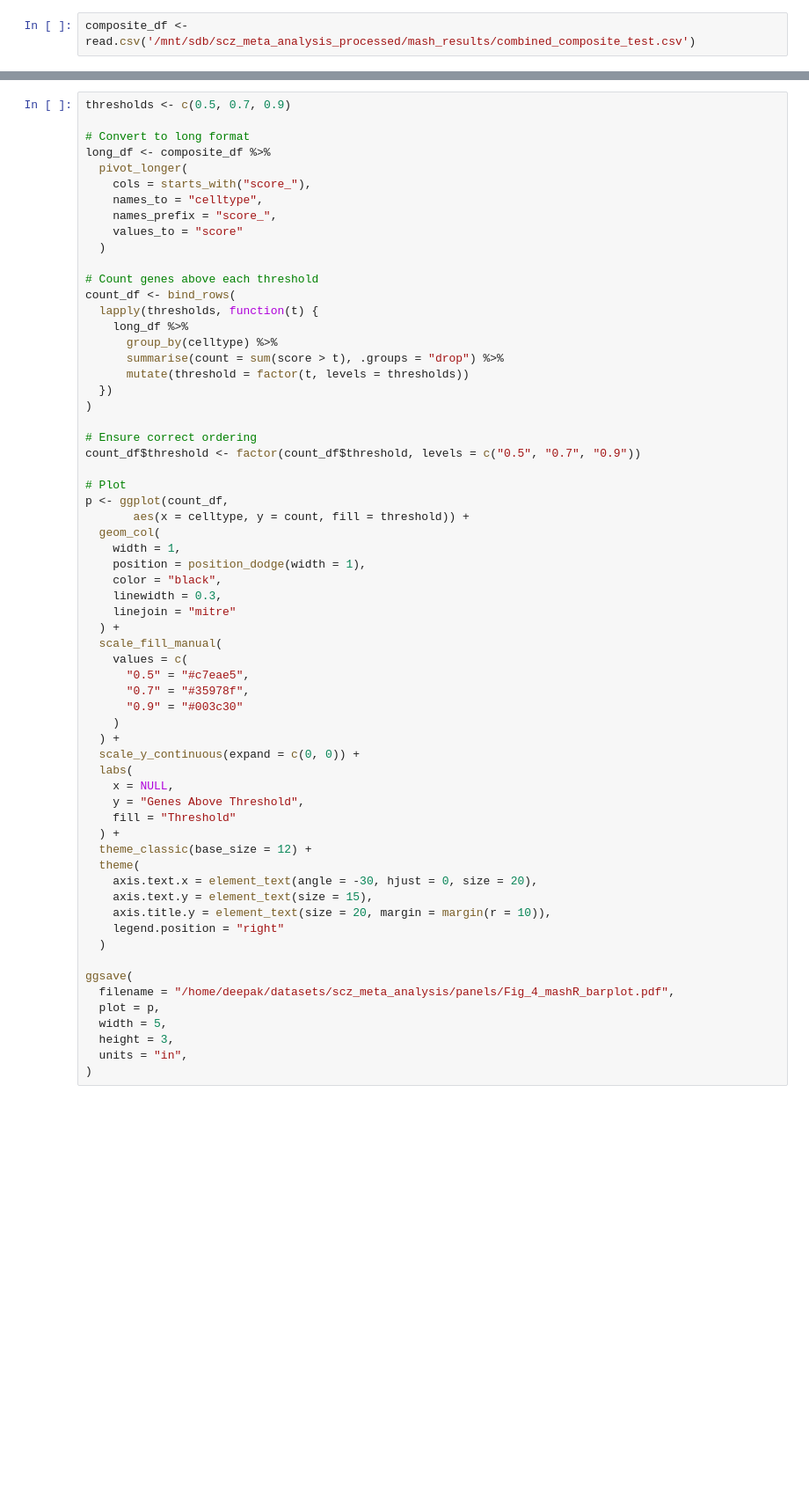
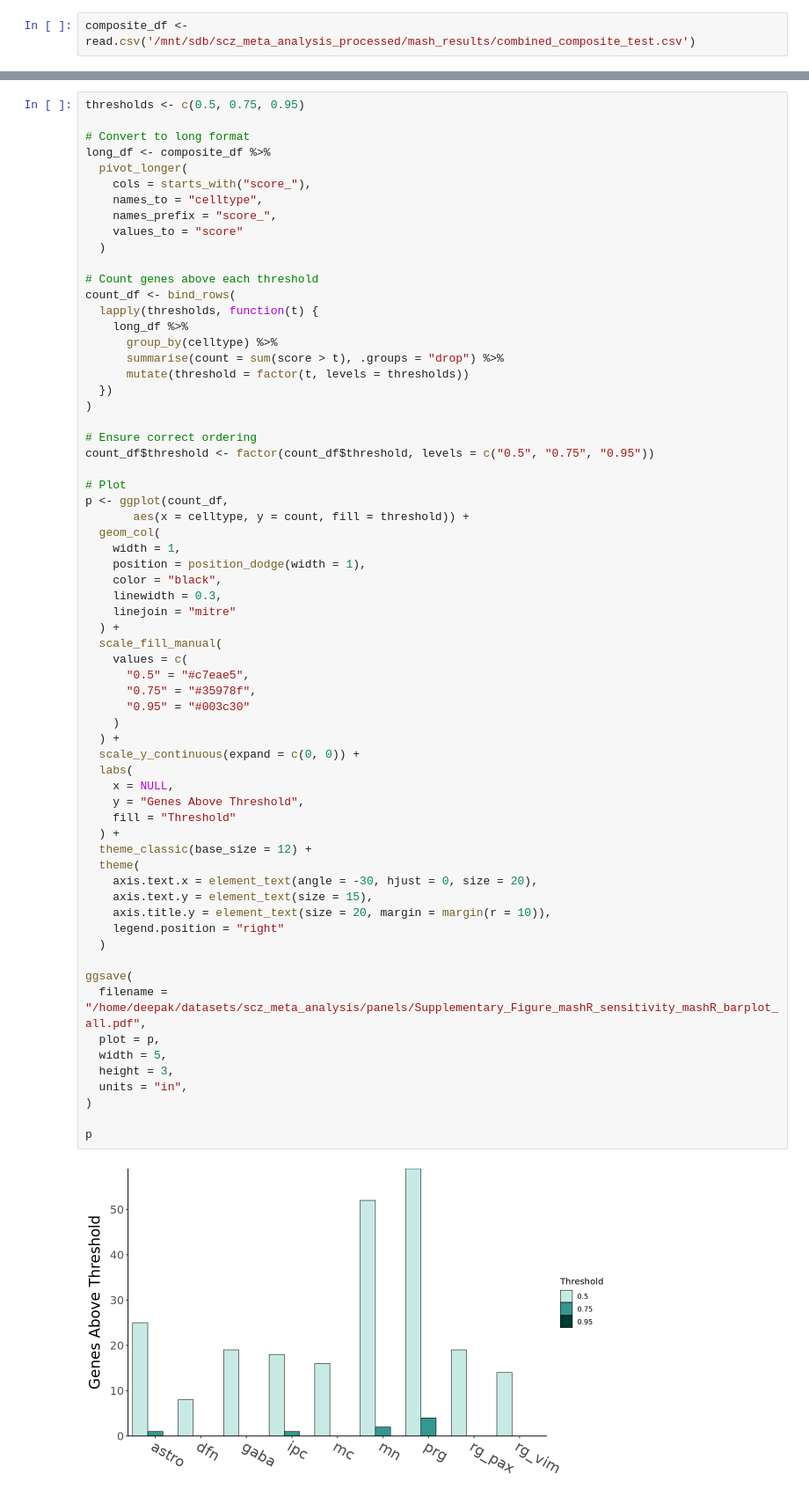
Before and after one commit to deepak-kaji/schizophrenia_organoid_convergence, a Jupyter notebook: disease_analyses/ggplot_mashR.ipynb, the cells around one changed output, grey strips where cells are left out. Shown at 88% size. Drawn from its saved outputs; the diff is of its cells as text; blank space fills up the shorter version.

```diff
--- a/disease_analyses/ggplot_mashR.ipynb
+++ b/disease_analyses/ggplot_mashR.ipynb
@@ -12,5 +28,5 @@ options(repr.plot.width = 5, repr.plot.height = 3)
 # %%
-thresholds <- c(0.5, 0.7, 0.9)
+thresholds <- c(0.5, 0.75, 0.95)
 
 # Convert to long format
 long_df <- composite_df %>%
@@ -32,7 +48,7 @@ count_df <- bind_rows(
 )
 
 # Ensure correct ordering
-count_df$threshold <- factor(count_df$threshold, levels = c("0.5", "0.7", "0.9"))
+count_df$threshold <- factor(count_df$threshold, levels = c("0.5", "0.75", "0.95"))
 
 # Plot
 p <- ggplot(count_df,
@@ -42,34 +58,38 @@ p <- ggplot(count_df,
     position = position_dodge(width = 1),
     color = "black",
     linewidth = 0.3,
     linejoin = "mitre"
   ) +
   scale_fill_manual(
     values = c(
       "0.5" = "#c7eae5",
-      "0.7" = "#35978f",
-      "0.9" = "#003c30"
+      "0.75" = "#35978f",
+      "0.95" = "#003c30"
     )
   ) +
   scale_y_continuous(expand = c(0, 0)) +
   labs(
     x = NULL,
     y = "Genes Above Threshold",
     fill = "Threshold"
   ) +
   theme_classic(base_size = 12) +
   theme(
     axis.text.x = element_text(angle = -30, hjust = 0, size = 20),
     axis.text.y = element_text(size = 15),
     axis.title.y = element_text(size = 20, margin = margin(r = 10)),
     legend.position = "right"
   )
 
 ggsave(
-  filename = "/home/deepak/datasets/scz_meta_analysis/panels/Fig_4_mashR_barplot.pdf",
+  filename = "/home/deepak/datasets/scz_meta_analysis/panels/Supplementary_Figure_mashR_sensitivity_mashR_barplot_all.pdf",
   plot = p,
   width = 5,
   height = 3,
   units = "in",
 )
+
+p
+# %% [output]
+[figure, added]
 # %%
```
Also changed, not shown: parts of 7 cells of this notebook, 11 other files.
